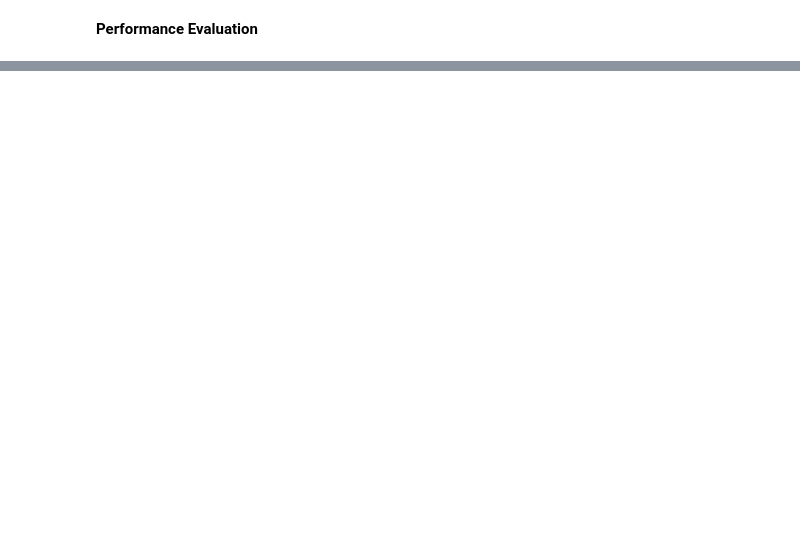
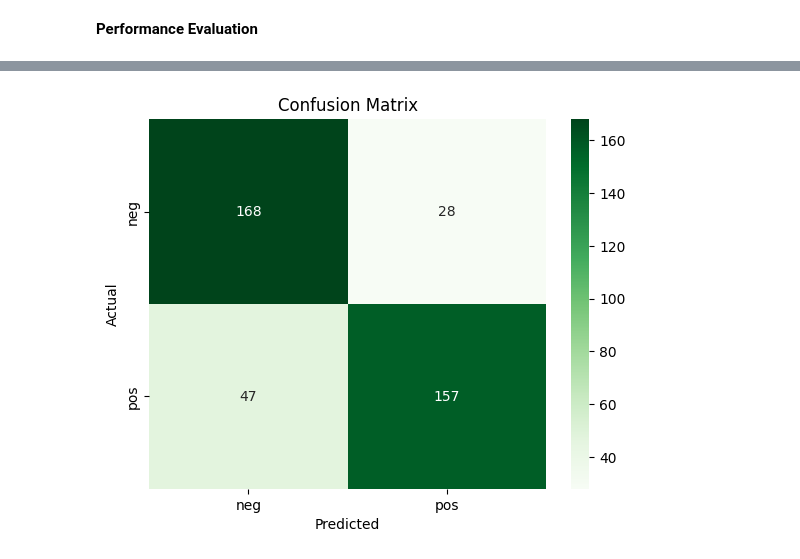
Before and after one commit to mahsabarghi/NLPPortfolio, a Jupyter notebook: 1. SentimentAnalysis/SentimentAnalysis.ipynb, the cells around one changed output, grey strips where cells are left out. Drawn from its saved outputs; the diff is of its cells as text; code cells hidden in the pictures; blank space fills up the shorter version.

Commit message:
Train and evaluate a Multinomial Naive Bayes Model

```diff
--- a/1. SentimentAnalysis/SentimentAnalysis.ipynb
+++ b/1. SentimentAnalysis/SentimentAnalysis.ipynb
@@ -295,0 +311,5 @@ plt.show()
+# %%
+from sklearn.naive_bayes import MultinomialNB
+naive_bayes_classifier = MultinomialNB()
+naive_bayes_classifier.fit(X_train, y_train)
+print(f"Training Accuracy: {naive_bayes_classifier.score(X_train, y_train):.4f}")
@@ -295,0 +318,6 @@ plt.show()
+# %%
+y_pred_nb = naive_bayes_classifier.predict(X_test)
+test_accuracy_nb = accuracy_score(y_test, y_pred_nb)
+print(f"Test Accuracy: {test_accuracy_nb:.4f}")
+print("------------------------------- " )
+print("Classification Report:\n", classification_report(y_test, y_pred_nb))
@@ -295,0 +336,9 @@ plt.show()
+# %%
+naive_byes_cm = confusion_matrix(y_test, y_pred_nb)
+sns.heatmap(naive_byes_cm, annot=True, fmt='d', cmap='Greens', xticklabels=['neg','pos'], yticklabels=['neg','pos'])
+plt.xlabel('Predicted')
+plt.ylabel('Actual')
+plt.title('Confusion Matrix')
+plt.show()
+# %% [output]
+[figure, added]
```
Also changed, not shown: parts of 14 cells of this notebook.
